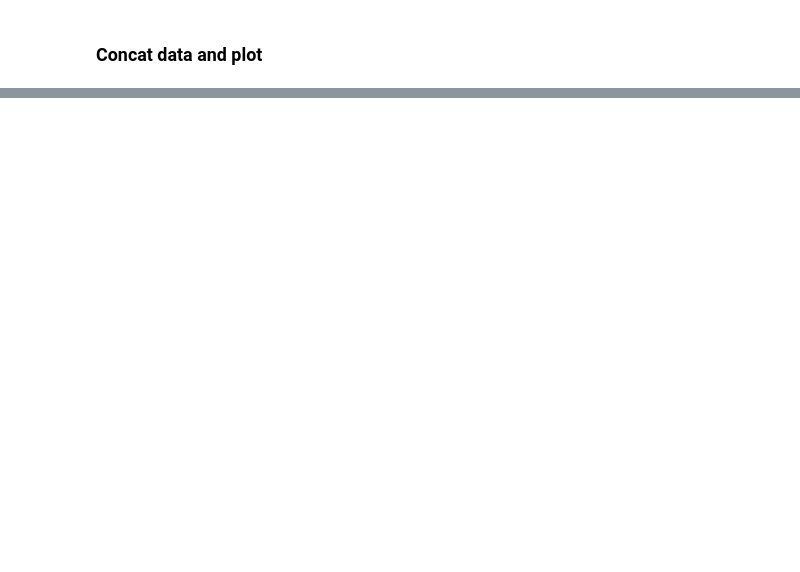
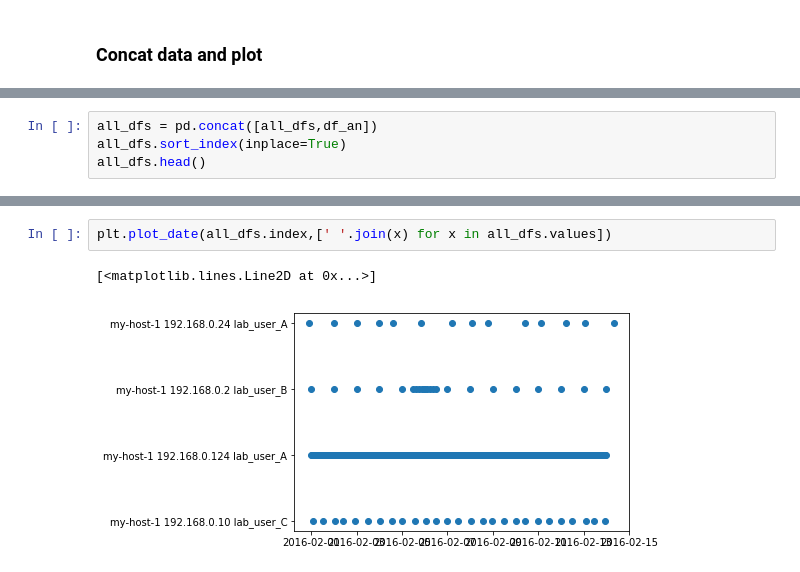
Before and after one commit to HarisMichailidis/datastream.io, a Jupyter notebook: notebooks/Data Generator (failed logins).ipynb, the cells around one changed output, grey strips where cells are left out. Cells and saved outputs as stored; diff of their text form; blank space fills up the shorter version.

```diff
--- a/notebooks/Data Generator (failed logins).ipynb
+++ b/notebooks/Data Generator (failed logins).ipynb
@@ -107,0 +122,4 @@ plt.plot_date(all_dfs.index,all_dfs)
+# %%
+all_dfs = pd.concat([all_dfs,df_an])
+all_dfs.sort_index(inplace=True)
+all_dfs.head()
@@ -107,0 +133,5 @@ plt.plot_date(all_dfs.index,all_dfs)
+# %%
+plt.plot_date(all_dfs.index,[' '.join(x) for x in all_dfs.values])
+# %% [output]
+[<matplotlib.lines.Line2D at 0x...>]
+[figure, added]
```
Also changed, not shown: parts of 17 cells of this notebook.
